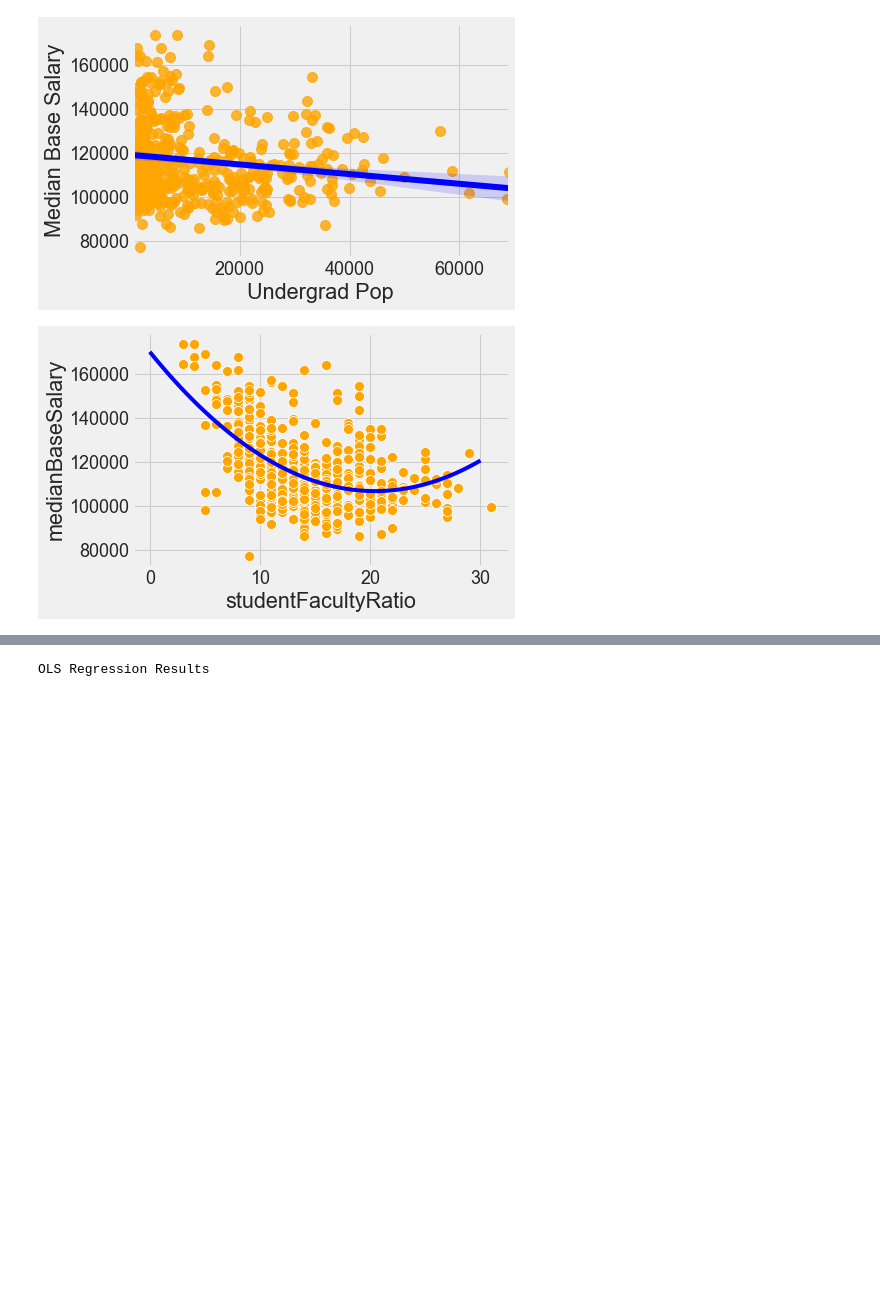
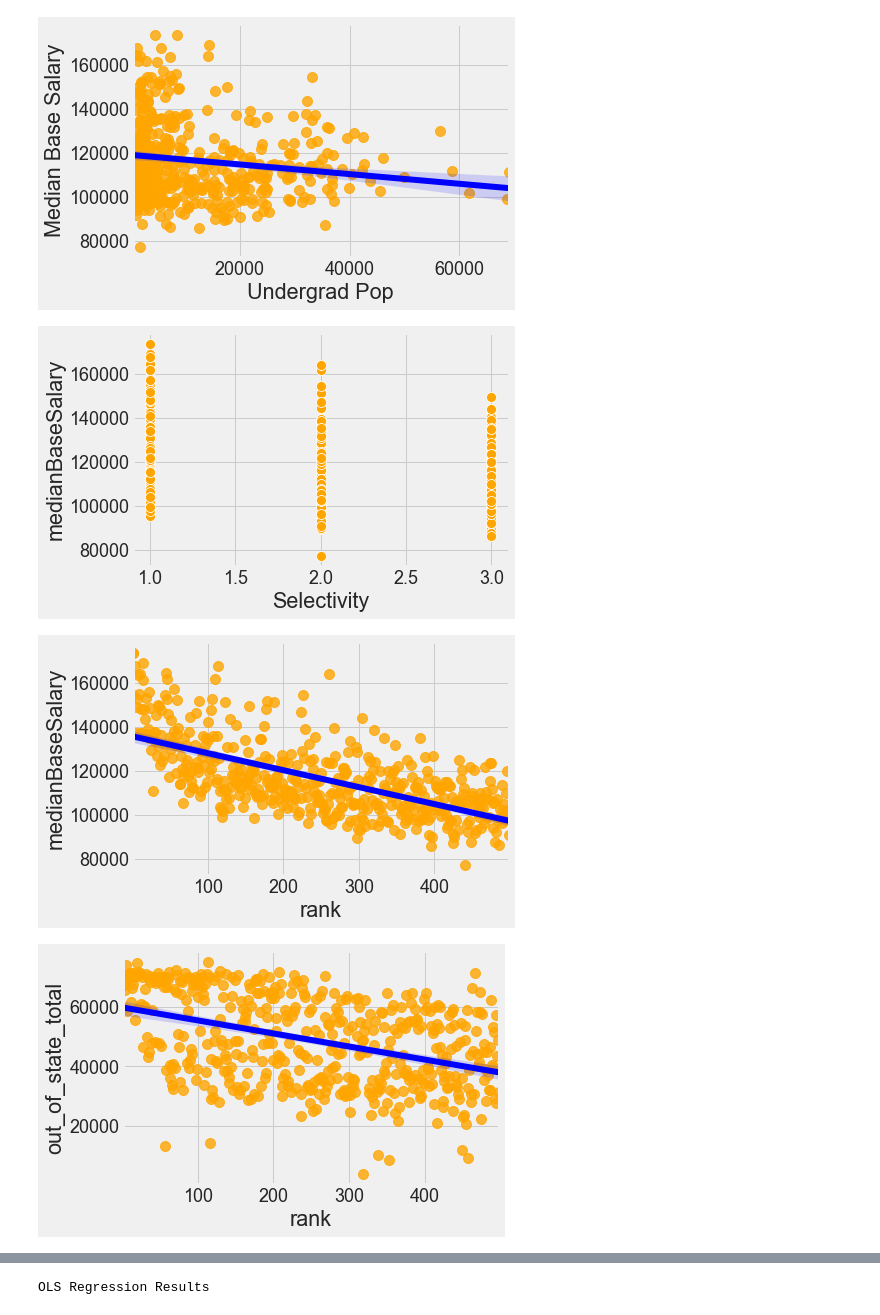
Before and after one commit to nicketm/AshleysLostPhone, a Jupyter notebook: Stat 303-2 Project.ipynb, the cells around one changed output, grey strips where cells are left out. Saved outputs shown, nothing was run; the diff lists cells and outputs as text; code cells hidden in the pictures; blank space fills up the shorter version.

Commit message:
More visualizations

```diff
--- a/Stat 303-2 Project.ipynb
+++ b/Stat 303-2 Project.ipynb
@@ -320,14 +320,3 @@ Text(0, 0.5, 'Median Base Salary')
 #plt.ylabel('Median Base Salary')
 # %%
 # seems that undergrad Pop is the variable with least linearity of the variables
-# %%
-sns.scatterplot(x = 'studentFacultyRatio', y = 'medianBaseSalary', data = data, color = 'orange')
-fit = np.polyfit(data.studentFacultyRatio, data.medianBaseSalary, 2)
-
-quad_func = np.poly1d(fit)
-x_fit = np.linspace(0, 30, 100)
-y_fit = quad_func(x_fit)
-plt.plot(x_fit, y_fit, 'b')
-plt.show()
-# %% [output]
-[figure, removed]
@@ -335,0 +323,11 @@ plt.show()
+# %%
+sns.scatterplot(x = 'Selectivity', y = 'medianBaseSalary', data = data, color = 'orange')
+plt.show()
+sns.regplot(x = 'rank', y = 'medianBaseSalary', data = data, color = 'orange', line_kws = {'color':'blue'})
+plt.show()
+sns.regplot(x = 'rank', y = 'out_of_state_total', data = data, color = 'orange', line_kws = {'color':'blue'})
+plt.show()
+# %% [output]
+[figure, added]
+[figure, added]
+[figure, added]
```
Also changed, not shown: parts of 4 cells of this notebook.
